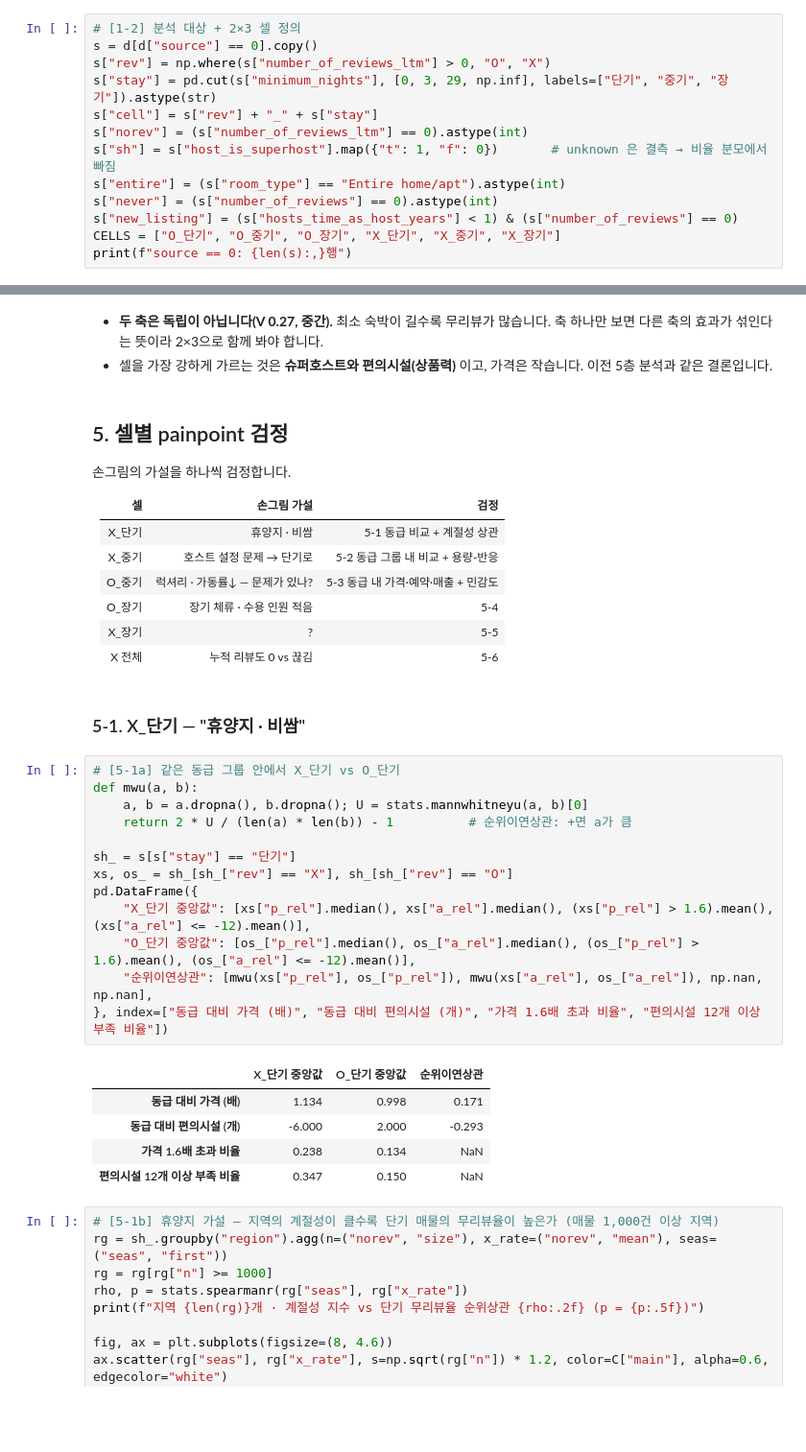
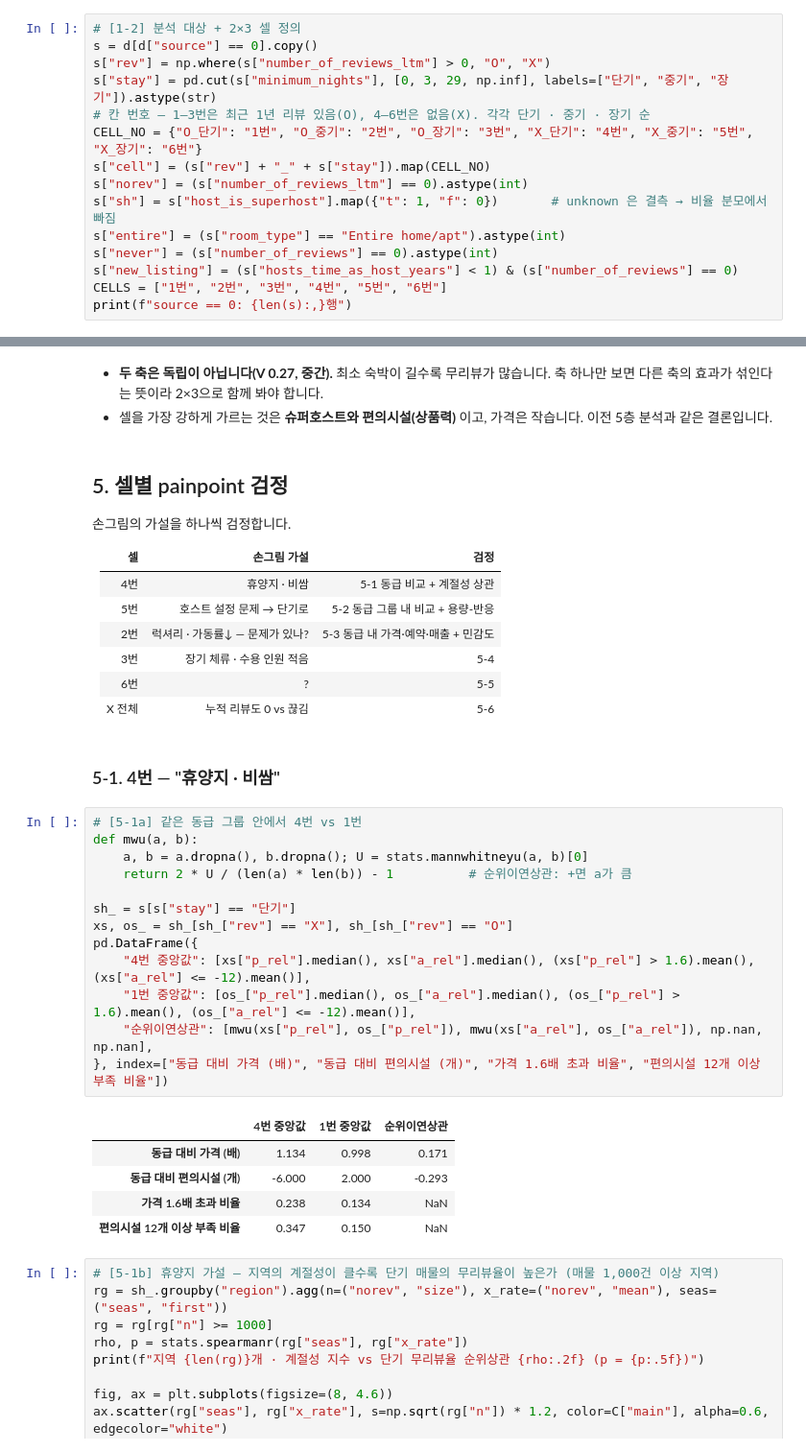
Before and after one commit to younghyun729/insight-2026-2, a Jupyter notebook: notebooks/segmentation_2x3.ipynb, the cells around one changed output, grey strips where cells are left out. Shown at 96% size. Cells and saved outputs as stored; diff of their text form; blank space fills up the shorter version.

```diff
--- a/notebooks/segmentation_2x3.ipynb
+++ b/notebooks/segmentation_2x3.ipynb
@@ -88,13 +88,15 @@ d.groupby("source").apply(src_profile).T
 s = d[d["source"] == 0].copy()
 s["rev"] = np.where(s["number_of_reviews_ltm"] > 0, "O", "X")
 s["stay"] = pd.cut(s["minimum_nights"], [0, 3, 29, np.inf], labels=["단기", "중기", "장기"]).astype(str)
-s["cell"] = s["rev"] + "_" + s["stay"]
+# 칸 번호 — 1–3번은 최근 1년 리뷰 있음(O), 4–6번은 없음(X). 각각 단기 · 중기 · 장기 순
+CELL_NO = {"O_단기": "1번", "O_중기": "2번", "O_장기": "3번", "X_단기": "4번", "X_중기": "5번", "X_장기": "6번"}
+s["cell"] = (s["rev"] + "_" + s["stay"]).map(CELL_NO)
 s["norev"] = (s["number_of_reviews_ltm"] == 0).astype(int)
 s["sh"] = s["host_is_superhost"].map({"t": 1, "f": 0})       # unknown 은 결측 → 비율 분모에서 빠짐
 s["entire"] = (s["room_type"] == "Entire home/apt").astype(int)
 s["never"] = (s["number_of_reviews"] == 0).astype(int)
 s["new_listing"] = (s["hosts_time_as_host_years"] < 1) & (s["number_of_reviews"] == 0)
-CELLS = ["O_단기", "O_중기", "O_장기", "X_단기", "X_중기", "X_장기"]
+CELLS = ["1번", "2번", "3번", "4번", "5번", "6번"]
 print(f"source == 0: {len(s):,}행")
 # %% [output]
 source == 0: 678,130행
@@ -352,29 +374,29 @@ pd.DataFrame(rows, columns=["변수", "검정", "통계량", "효과 크기 (V
 
 | 셀 | 손그림 가설 | 검정 |
 |---|---|---|
-| X_단기 | 휴양지 · 비쌈 | 5-1 동급 비교 + 계절성 상관 |
-| X_중기 | 호스트 설정 문제 → 단기로 | 5-2 동급 그룹 내 비교 + 용량-반응 |
-| O_중기 | 럭셔리 · 가동률↓ — 문제가 있나? | 5-3 동급 내 가격·예약·매출 + 민감도 |
-| O_장기 | 장기 체류 · 수용 인원 적음 | 5-4 |
-| X_장기 | ? | 5-5 |
+| 4번 | 휴양지 · 비쌈 | 5-1 동급 비교 + 계절성 상관 |
+| 5번 | 호스트 설정 문제 → 단기로 | 5-2 동급 그룹 내 비교 + 용량-반응 |
+| 2번 | 럭셔리 · 가동률↓ — 문제가 있나? | 5-3 동급 내 가격·예약·매출 + 민감도 |
+| 3번 | 장기 체류 · 수용 인원 적음 | 5-4 |
+| 6번 | ? | 5-5 |
 | X 전체 | 누적 리뷰도 0 vs 끊김 | 5-6 |
 # %% [markdown]
-### 5-1. X_단기 — "휴양지 · 비쌈"
+### 5-1. 4번 — "휴양지 · 비쌈"
 # %%
-# [5-1a] 같은 동급 그룹 안에서 X_단기 vs O_단기
+# [5-1a] 같은 동급 그룹 안에서 4번 vs 1번
 def mwu(a, b):
     a, b = a.dropna(), b.dropna(); U = stats.mannwhitneyu(a, b)[0]
     return 2 * U / (len(a) * len(b)) - 1          # 순위이연상관: +면 a가 큼
 
 sh_ = s[s["stay"] == "단기"]
 xs, os_ = sh_[sh_["rev"] == "X"], sh_[sh_["rev"] == "O"]
 pd.DataFrame({
-    "X_단기 중앙값": [xs["p_rel"].median(), xs["a_rel"].median(), (xs["p_rel"] > 1.6).mean(), (xs["a_rel"] <= -12).mean()],
-    "O_단기 중앙값": [os_["p_rel"].median(), os_["a_rel"].median(), (os_["p_rel"] > 1.6).mean(), (os_["a_rel"] <= -12).mean()],
+    "4번 중앙값": [xs["p_rel"].median(), xs["a_rel"].median(), (xs["p_rel"] > 1.6).mean(), (xs["a_rel"] <= -12).mean()],
+    "1번 중앙값": [os_["p_rel"].median(), os_["a_rel"].median(), (os_["p_rel"] > 1.6).mean(), (os_["a_rel"] <= -12).mean()],
     "순위이연상관": [mwu(xs["p_rel"], os_["p_rel"]), mwu(xs["a_rel"], os_["a_rel"]), np.nan, np.nan],
 }, index=["동급 대비 가격 (배)", "동급 대비 편의시설 (개)", "가격 1.6배 초과 비율", "편의시설 12개 이상 부족 비율"])
 # %% [output]
-|  | X_단기 중앙값 | O_단기 중앙값 | 순위이연상관 |
+|  | 4번 중앙값 | 1번 중앙값 | 순위이연상관 |
 | 동급 대비 가격 (배) | 1.134 | 0.998 | 0.171 |
 | 동급 대비 편의시설 (개) | -6.000 | 2.000 | -0.293 |
 | 가격 1.6배 초과 비율 | 0.238 | 0.134 | NaN |
```
Also changed, not shown: parts of 20 cells of this notebook, 1 other file.
